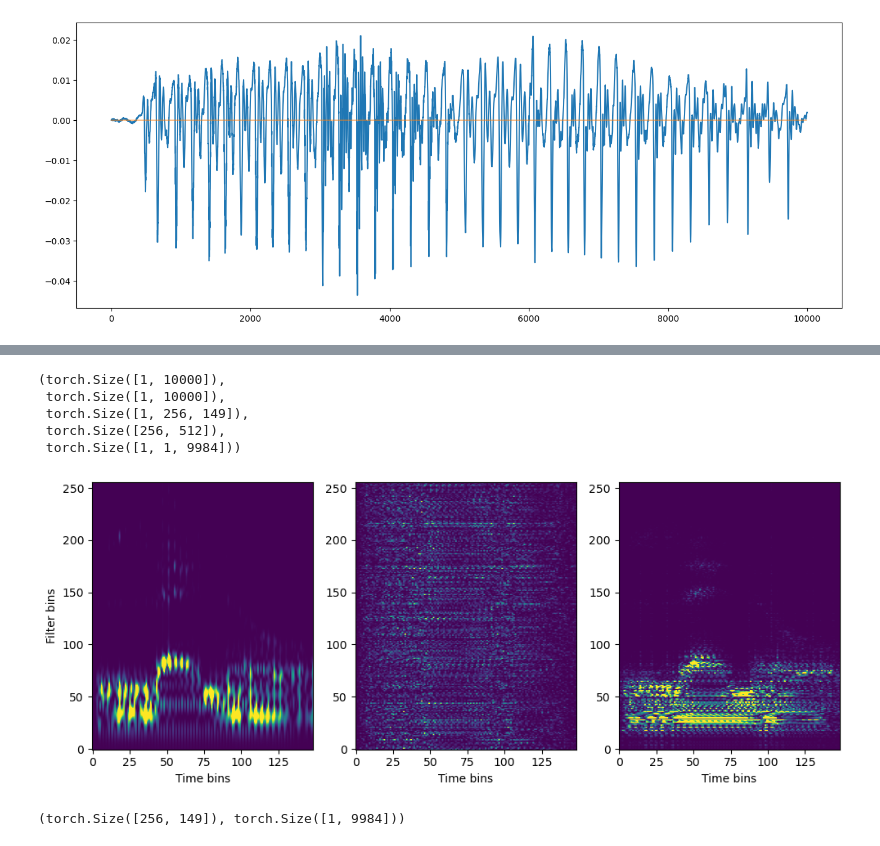
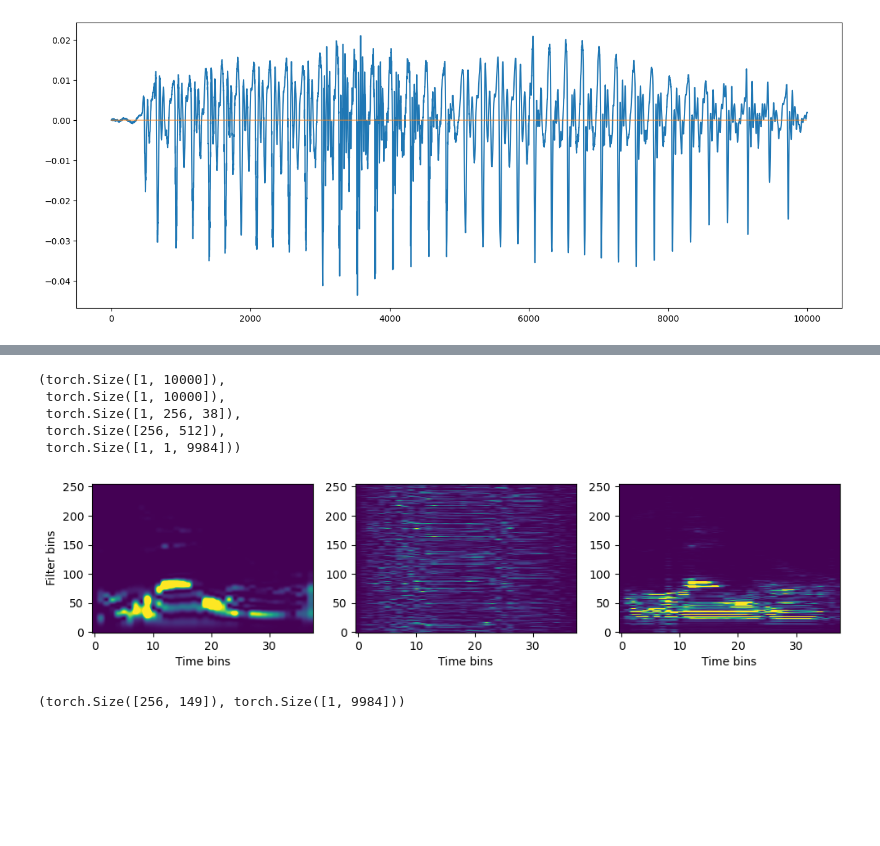
Before and after one commit to danedane-haider/Random-Filterbanks, a Jupyter notebook: Stability of Random Filterbanks under Gradient Descent/Implicit_bias.ipynb, the cells around one changed output, grey strips where cells are left out. Cells and saved outputs as stored; diff of their text form; code cells hidden in the pictures; blank space fills up the shorter version.

```diff
--- a/Stability of Random Filterbanks under Gradient Descent/Implicit_bias.ipynb
+++ b/Stability of Random Filterbanks under Gradient Descent/Implicit_bias.ipynb
@@ -292,7 +292,7 @@ W_random_tensor = torch.tensor(W_random, dtype=torch.float32)
 W_bias_tight_tensor = torch.tensor(W_bias_tight, dtype=torch.float32)
 
 # do the forward pass with conv1d
-stride = 64
+stride = 256
 
 enc = F.conv1d(f_cat.unsqueeze(0), W_tensor.unsqueeze(1), stride=stride, padding=0)
 enc_tight = F.conv1d(f_cat.unsqueeze(0), W_tight_tensor.unsqueeze(1), stride=stride,padding=0)
@@ -315,37 +315,37 @@ f_cat.shape,f.shape,enc_tight.shape, W_random_tensor.shape, out_tight.shape
 # %% [output]
 (torch.Size([1, 10000]),
  torch.Size([1, 10000]),
- torch.Size([1, 256, 149]),
+ torch.Size([1, 256, 38]),
  torch.Size([256, 512]),
  torch.Size([1, 1, 9984]))
 # %%
 # imshow the enc
 plt.figure(figsize=(10, 4))
 plt.subplot(1, 3, 1)
-plt.imshow(np.abs(enc_tight[0,:,:].detach().numpy())**2, vmin=0, vmax=0.000005, aspect='auto')
+plt.imshow(np.abs(enc_tight[0,:,:].detach().numpy())**2, vmin=0, vmax=0.000005, aspect=0.1)
 # flip y ticks  to have 0 at the bottom
 plt.gca().invert_yaxis()
 plt.xlabel('Time bins')
 plt.ylabel('Filter bins')
 #plt.title('Auditory FIR filters')
 
 plt.subplot(1, 3, 2)
-plt.imshow(np.abs(enc_random[0,:,:].detach().numpy())**2, vmin=0, vmax=0.000005, aspect='auto')
+plt.imshow(np.abs(enc_random[0,:,:].detach().numpy())**2, vmin=0, vmax=0.000005, aspect=0.1)
 plt.gca().invert_yaxis()
 plt.xlabel('Time bins')
 #plt.title('Random FIR filters')
 
 plt.subplot(1, 3, 3)
-plt.imshow(np.abs(enc_bias[0,:,:].detach().numpy())**2, vmin=0, vmax=0.000005, aspect='auto')
+plt.imshow(np.abs(enc_bias[0,:,:].detach().numpy())**2, vmin=0, vmax=0.000005, aspect=0.1)
 plt.gca().invert_yaxis()
 plt.xlabel('Time bins')
 #plt.title('Inductively biased FIR filters')
 
 plt.tight_layout()
 plt.savefig('responses.pdf', format='pdf', dpi=300, bbox_inches='tight')
 plt.show()
 # %% [output]
-[figure, old version]
+[figure, new version]
 # %%
 enc_tight.squeeze(0).shape,out_tight.squeeze(0).shape
 # %% [output]
```
Also changed, not shown: parts of 3 cells of this notebook, 2 other files.
